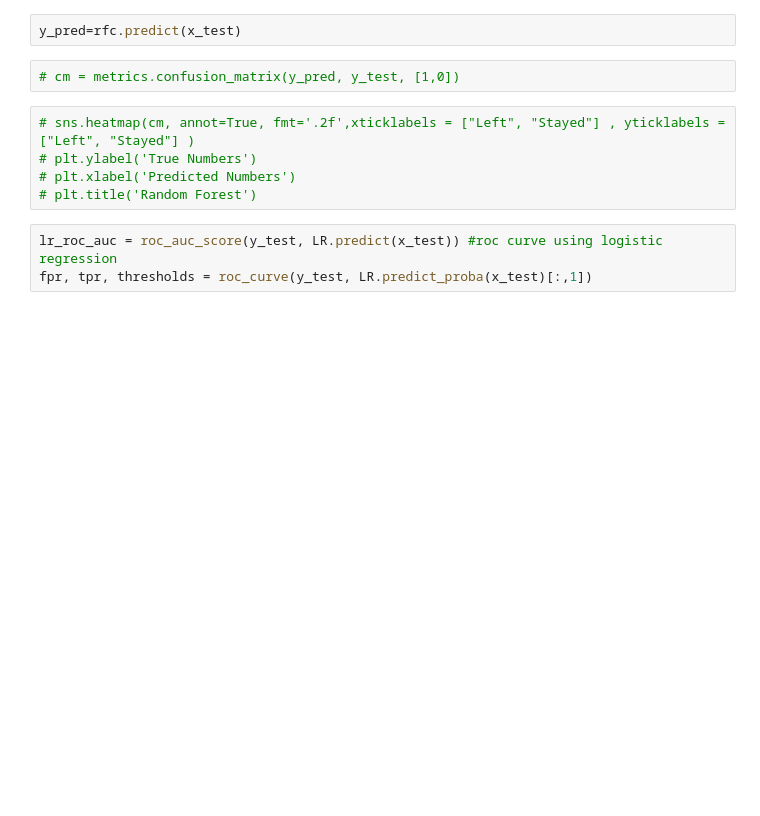
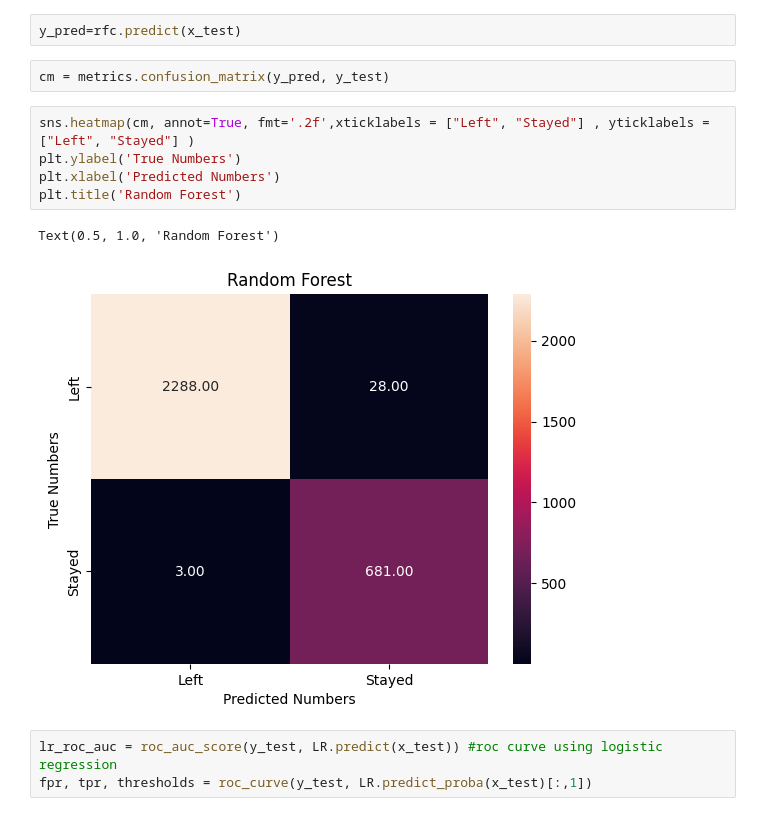
Before and after one commit to nidhi-1111/Employee-Turnover-Prediction, a Jupyter notebook: notebooks/Employee_Turnover_Prediction.ipynb, the cells around one changed output. Drawn from its saved outputs; the diff is of its cells as text; blank space fills up the shorter version.

```diff
--- a/notebooks/Employee_Turnover_Prediction.ipynb
+++ b/notebooks/Employee_Turnover_Prediction.ipynb
@@ -156,12 +183,15 @@ weighted avg       0.99      0.99      0.99      3000
 # %%
 y_pred=rfc.predict(x_test)
 # %%
-# cm = metrics.confusion_matrix(y_pred, y_test, [1,0])
+cm = metrics.confusion_matrix(y_pred, y_test)
 # %%
-# sns.heatmap(cm, annot=True, fmt='.2f',xticklabels = ["Left", "Stayed"] , yticklabels = ["Left", "Stayed"] )
-# plt.ylabel('True Numbers')
-# plt.xlabel('Predicted Numbers')
-# plt.title('Random Forest')
+sns.heatmap(cm, annot=True, fmt='.2f',xticklabels = ["Left", "Stayed"] , yticklabels = ["Left", "Stayed"] )
+plt.ylabel('True Numbers')
+plt.xlabel('Predicted Numbers')
+plt.title('Random Forest')
+# %% [output]
+Text(0.5, 1.0, 'Random Forest')
+[figure, added]
 # %%
 lr_roc_auc = roc_auc_score(y_test, LR.predict(x_test)) #roc curve using logistic regression
 fpr, tpr, thresholds = roc_curve(y_test, LR.predict_proba(x_test)[:,1])
```
Also changed, not shown: parts of 11 cells of this notebook, 5 other files.
